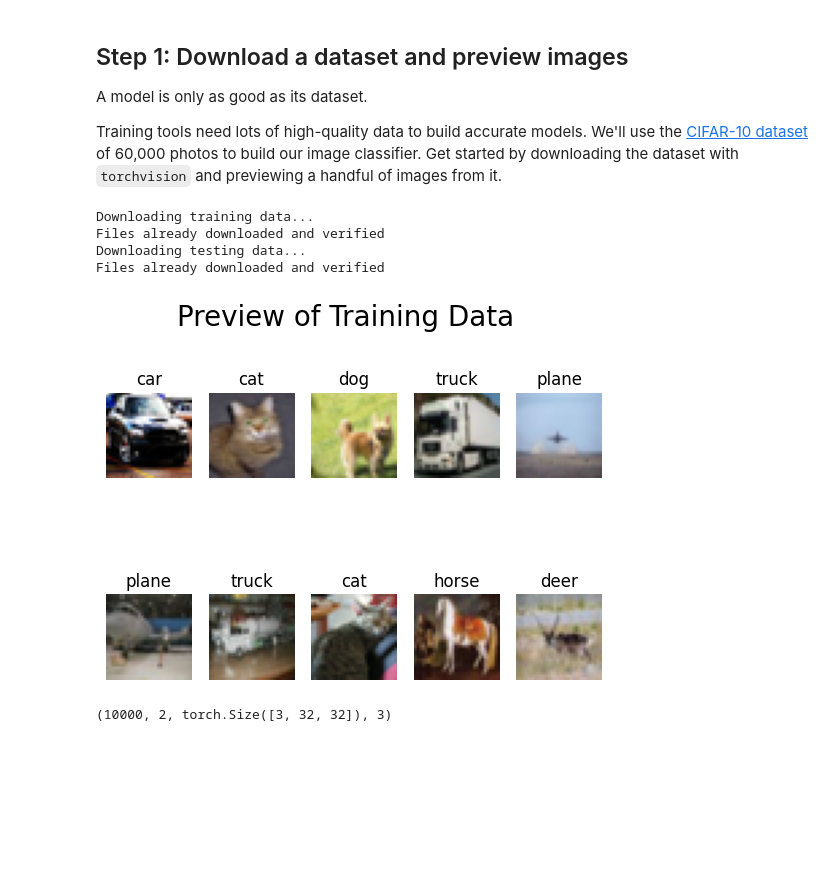
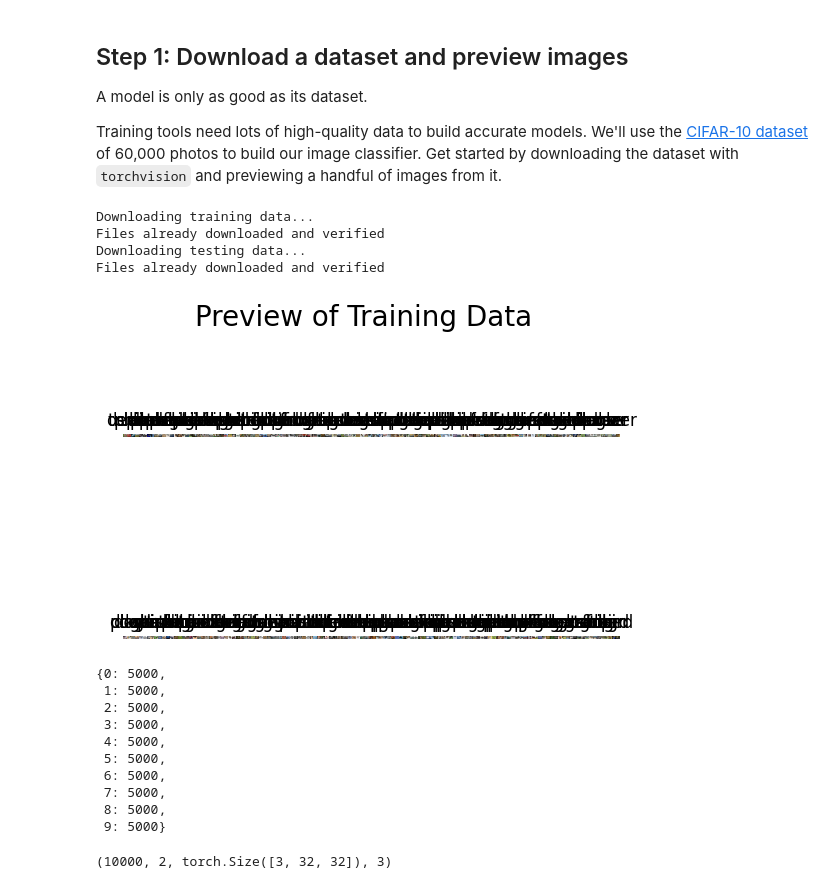
Before and after one commit to Y-aang/CV-image-classifier, a Jupyter notebook: notebooks/image-classifier.ipynb, the cells around one changed output. Cells and saved outputs as stored; diff of their text form; code cells hidden in the pictures; blank space fills up the shorter version.

```diff
--- a/notebooks/image-classifier.ipynb
+++ b/notebooks/image-classifier.ipynb
@@ -23,7 +23,7 @@ import numpy as np
 from sklearn.manifold import TSNE
 
 # Download the CIFAR-10 dataset to ./data
-batch_size=10
+batch_size=256
 transform = transforms.Compose([transforms.ToTensor(), transforms.Normalize((0.5, 0.5, 0.5), (0.5, 0.5, 0.5))])
 print("Downloading training data...")
 trainset = torchvision.datasets.CIFAR10(root='./data', train=True, download=True, transform=transform)
@@ -31,34 +31,50 @@ trainloader = torch.utils.data.DataLoader(trainset, batch_size=batch_size, shuff
 print("Downloading testing data...")
 testset = torchvision.datasets.CIFAR10(root='./data', train=False, download=True, transform=transform)
 testloader = torch.utils.data.DataLoader(testset, batch_size=batch_size, shuffle=False, num_workers=2)
 
 # Our model will recognize these kinds of objects
 classes = ('plane', 'car', 'bird', 'cat', 'deer', 'dog', 'frog', 'horse', 'ship', 'truck')
 
 # Grab images from our training data
 dataiter = iter(trainloader)
 images, labels = dataiter.next()
 
 for i in range(batch_size):
     # Add new subplot
     plt.subplot(2, int(batch_size/2), i + 1)
     # Plot the image
     img = images[i]
     img = img / 2 + 0.5
     npimg = img.numpy()
     plt.imshow(np.transpose(npimg, (1, 2, 0)))
     plt.axis('off')
     # Add the image's label
     plt.title(classes[labels[i]])
 
 plt.suptitle('Preview of Training Data', size=20)
 plt.show()
 # %% [output]
 Downloading training data...
 Files already downloaded and verified
 Downloading testing data...
 Files already downloaded and verified
-[figure, old version]
+[figure, new version]
+# %%
+total_label_cnt = {i : 0 for i in range(0,10)}
+for inputs, labels in trainset:
+    total_label_cnt[labels] += 1
+total_label_cnt
+# %% [output]
+{0: 5000,
+ 1: 5000,
+ 2: 5000,
+ 3: 5000,
+ 4: 5000,
+ 5: 5000,
+ 6: 5000,
+ 7: 5000,
+ 8: 5000,
+ 9: 5000}
 # %%
 len(testset), len(testset[0]), testset[0][0].shape, testset[0][1]
 # %% [output]
```
Also changed, not shown: parts of 6 cells of this notebook, 2 other files.
